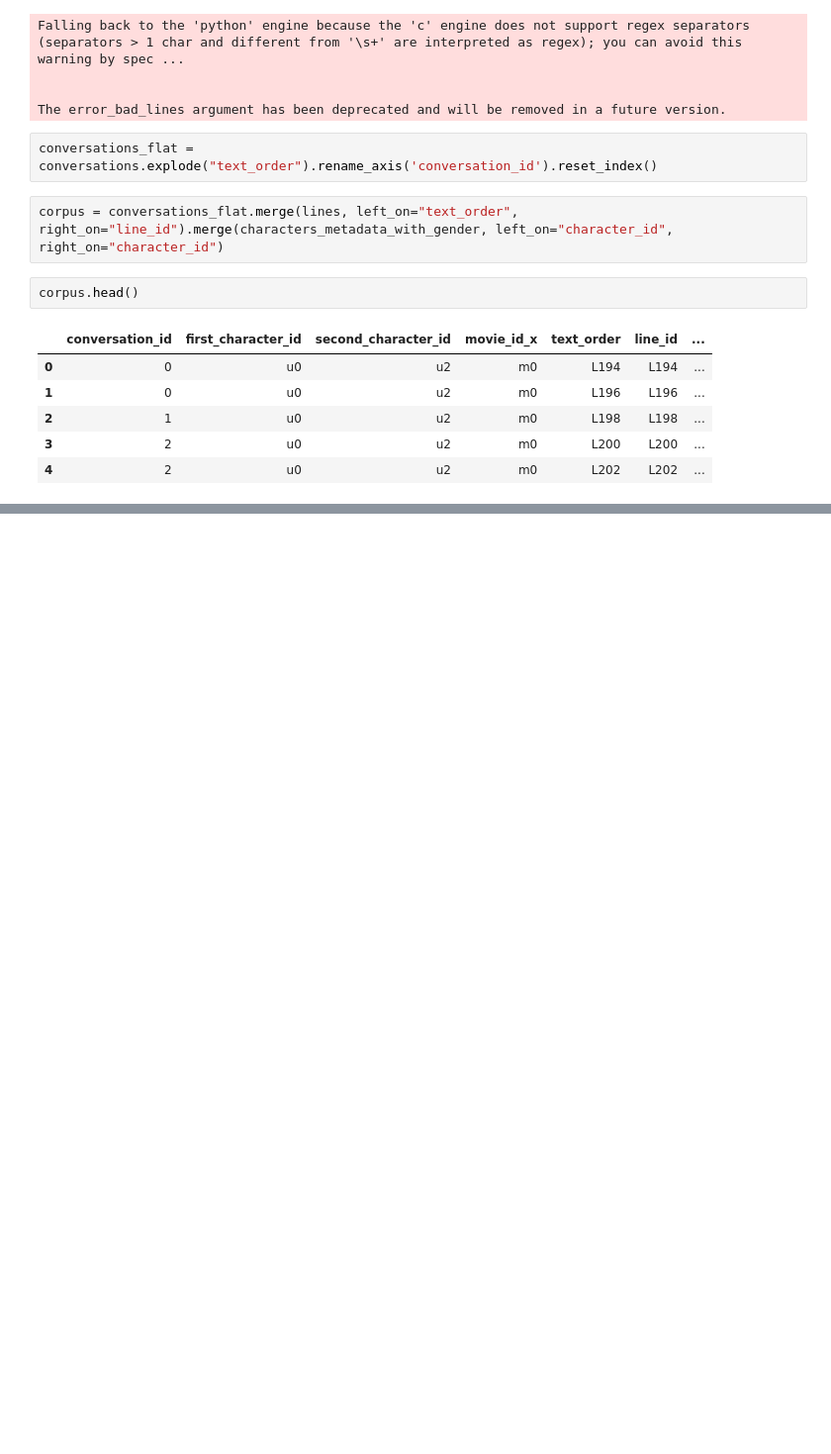
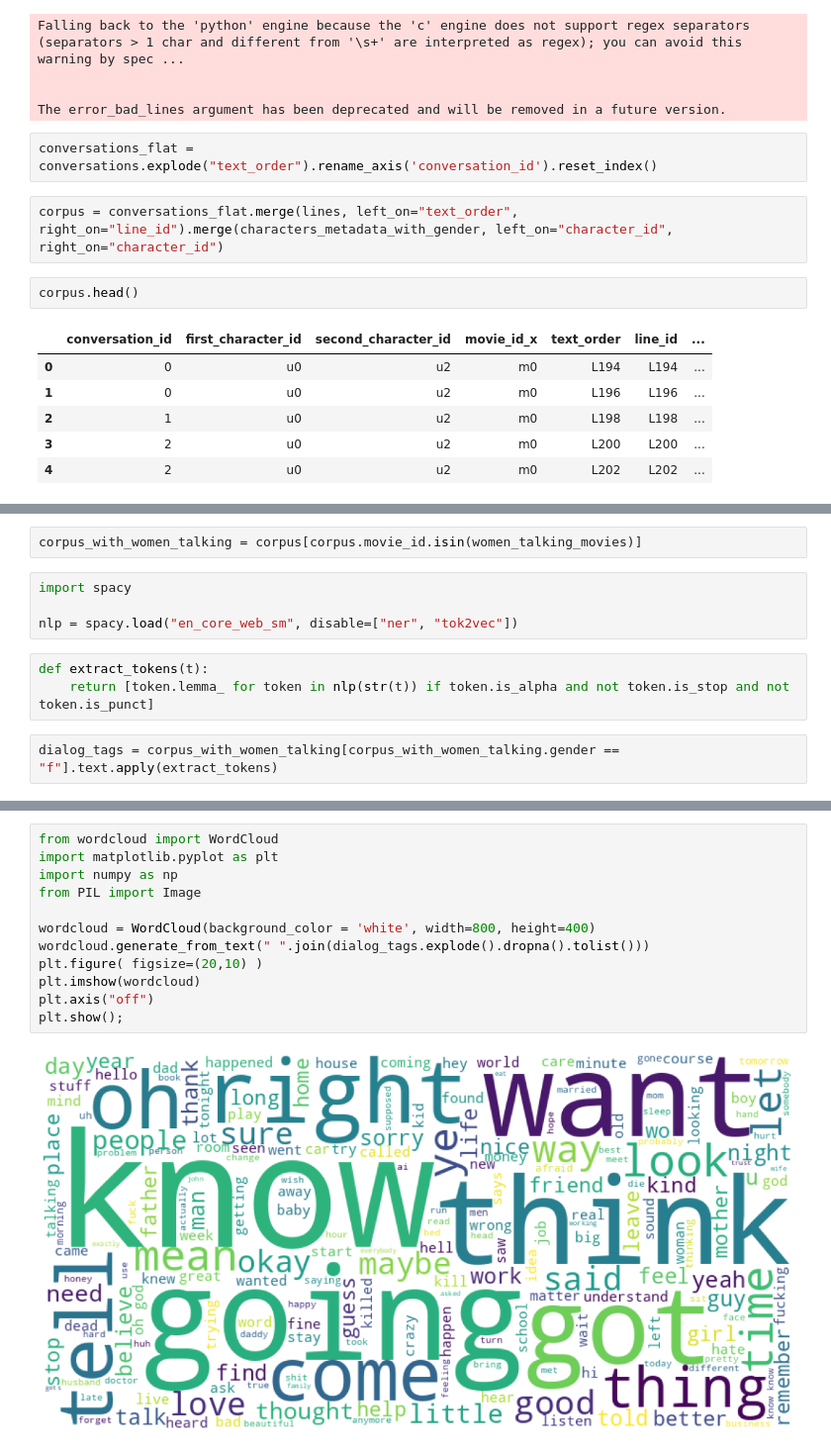
Before and after one commit to dataforgoodfr/mm2_bechdelai-nlp, a Jupyter notebook: thomas/eda.ipynb, the cells around one changed output, grey strips where cells are left out. Shown at 99% size. Saved outputs shown, nothing was run; the diff lists cells and outputs as text; blank space fills up the shorter version.

Commit message:
wordcloud of women dialogs

```diff
--- a/thomas/eda.ipynb
+++ b/thomas/eda.ipynb
@@ -195,0 +192,11 @@ Name: gender, Length: 76535, dtype: int64
+# %%
+corpus_with_women_talking = corpus[corpus.movie_id.isin(women_talking_movies)]
+# %%
+import spacy
+
+nlp = spacy.load("en_core_web_sm", disable=["ner", "tok2vec"])
+# %%
+def extract_tokens(t):
+    return [token.lemma_ for token in nlp(str(t)) if token.is_alpha and not token.is_stop and not token.is_punct]
+# %%
+dialog_tags = corpus_with_women_talking[corpus_with_women_talking.gender == "f"].text.apply(extract_tokens)
@@ -195,0 +210,14 @@ Name: gender, Length: 76535, dtype: int64
+# %%
+from wordcloud import WordCloud
+import matplotlib.pyplot as plt
+import numpy as np
+from PIL import Image
+
+wordcloud = WordCloud(background_color = 'white', width=800, height=400)
+wordcloud.generate_from_text(" ".join(dialog_tags.explode().dropna().tolist()))
+plt.figure( figsize=(20,10) )
+plt.imshow(wordcloud)
+plt.axis("off")
+plt.show();
+# %% [output]
+[figure, added]
```
Also changed, not shown: parts of 10 cells of this notebook, 1 other file.
